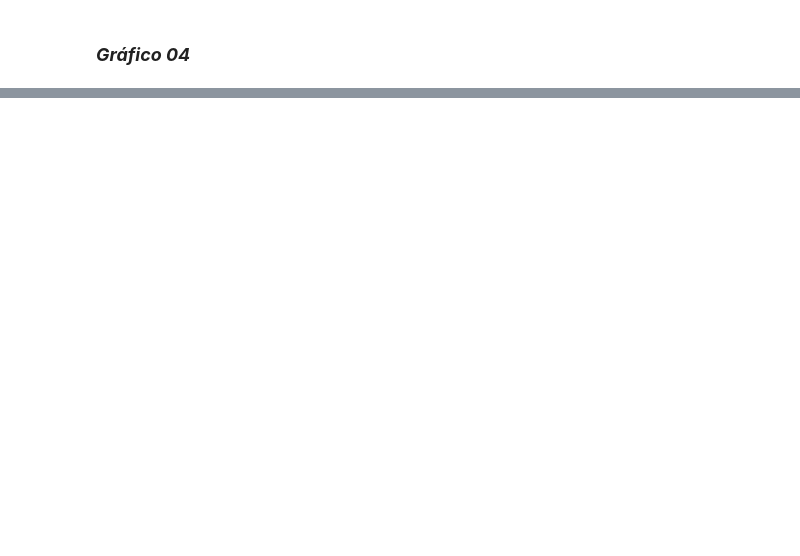
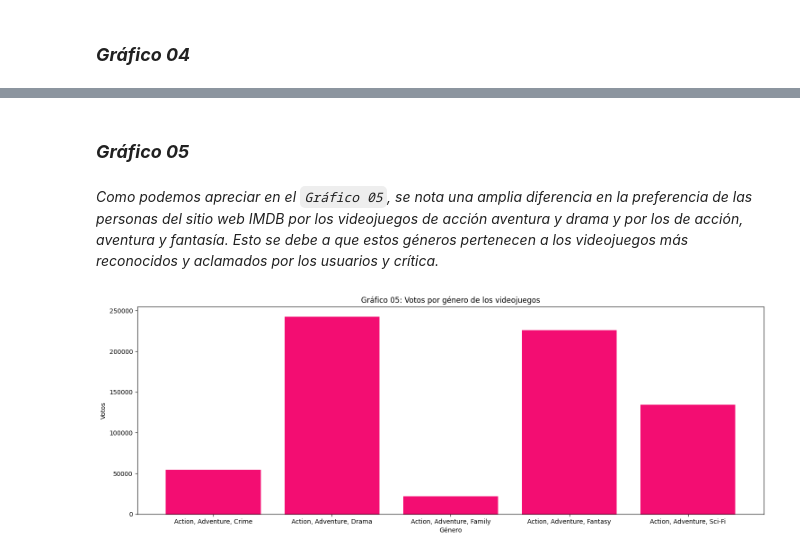
Before and after one commit to piero0090/RepoData2, a Jupyter notebook: Python_Analisis.ipynb, the cells around one changed output, grey strips where cells are left out. Cells and saved outputs as stored; diff of their text form; code cells hidden in the pictures; blank space fills up the shorter version.

```diff
--- a/Python_Analisis.ipynb
+++ b/Python_Analisis.ipynb
@@ -221,3 +225,6 @@ df_series = df_series.sort_values('Puntuacion')
+# %%
+dfGeneroc = df02.groupby("Genero").filter(lambda x: len(x) > 5)
+videogamesGen = dfGeneroc.groupby(['Genero']).Votos.agg([sum]).reset_index()
 # %% [markdown]
 ## **Visualización de datos**
 # %% [markdown]
@@ -282,0 +289,15 @@ plt.show()
+# %% [markdown]
+### ***Gráfico 05***
+# %% [markdown]
+*Como podemos apreciar en el `Gráfico 05`, se nota una amplia diferencia en la preferencia de las personas del sitio web IMDB por los videojuegos de acción aventura y drama y por los de acción, aventura y fantasía. Esto se debe a que estos géneros pertenecen a los videojuegos más reconocidos y aclamados por los usuarios y crítica.*
+# %%
+plt.figure(figsize=(18, 6))
+positions = range(len(videogamesGen['sum']))
+plt.bar(positions,videogamesGen['sum'], color = '#F30D72')
+plt.title('Gráfico 05: Votos por género de los videojuegos')
+plt.xlabel('Género')
+plt.ylabel('Votos')
+plt.xticks(positions, videogamesGen['Genero'])
+plt.show()
+# %% [output]
+[figure, added]
```
Also changed, not shown: parts of 23 cells of this notebook.
